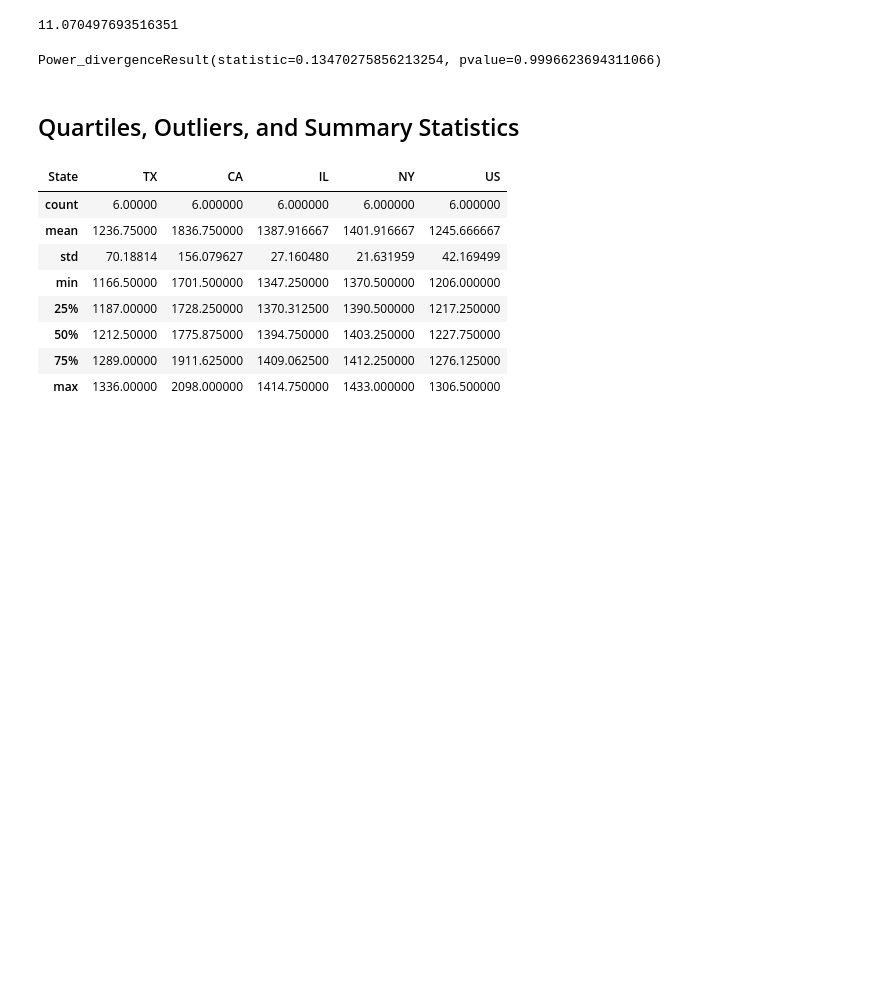
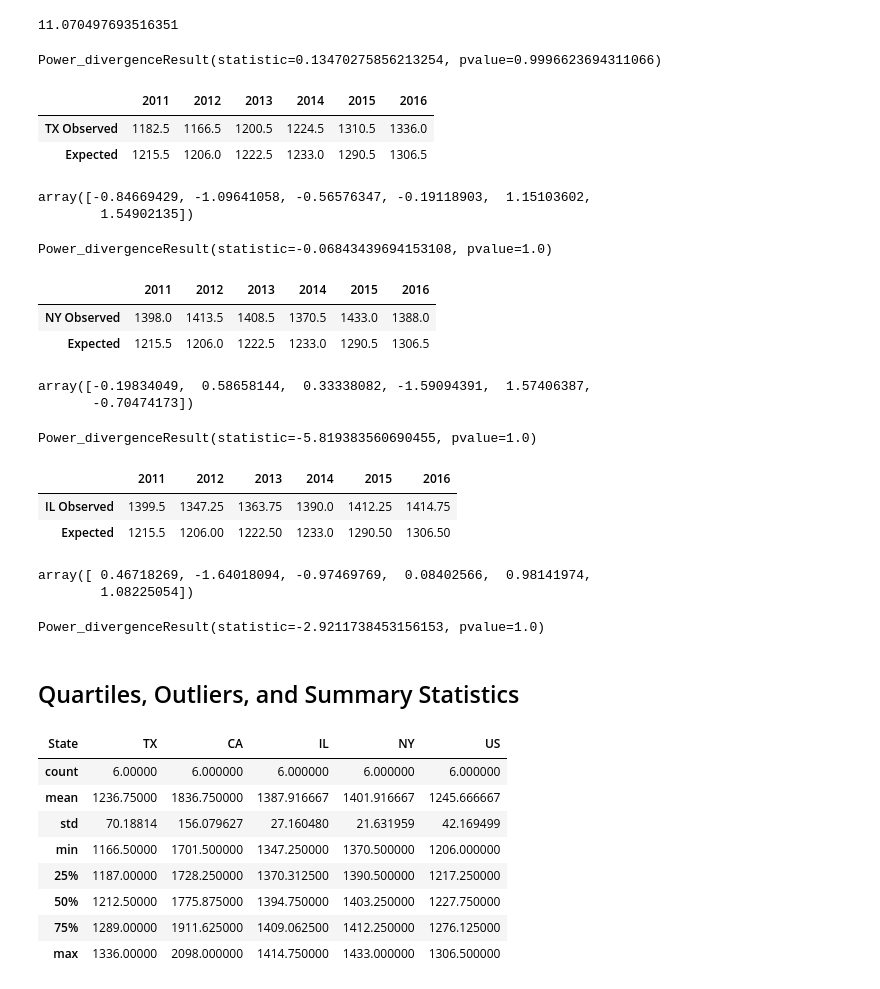
Before and after one commit to NoahShore/Group_7_Challenge_1, a Jupyter notebook: rent_data_analysis.ipynb, the cells around one changed output. Cells and saved outputs as stored; diff of their text form; code cells hidden in the pictures; blank space fills up the shorter version.

```diff
--- a/rent_data_analysis.ipynb
+++ b/rent_data_analysis.ipynb
@@ -772,3 +772,18 @@ critical_value
 st.chisquare(CA_Chi_SQ_df_scaled[:,0], CA_Chi_SQ_df_scaled[:,1])
 # %% [output]
 Power_divergenceResult(statistic=0.13470275856213254, pvalue=0.9996623694311066)
+# %%
+#Using Chi Square Test for change in rent (Texas)
+TX_obs = pd.Series([1182.50, 1166.50, 1200.50, 1224.5, 1310.50, 1336.00], index=["2011", "2012", "2013", "2014", "2015", "2016"])
+
+TX_Chi_SQ_df = pd.DataFrame(TX_obs)
+
+TX_Chi_SQ_df[1] = [1215.5,1206.0,1222.5,1233.0,1290.5,1306.5]
+
+TX_Chi_SQ_df.columns = ["TX Observed", "Expected"]
+
+TX_Chi_SQ_df.T
+# %% [output]
+|  | 2011 | 2012 | 2013 | 2014 | 2015 | 2016 |
+| TX Observed | 1182.5 | 1166.5 | 1200.5 | 1224.5 | 1310.5 | 1336.0 |
+| Expected | 1215.5 | 1206.0 | 1222.5 | 1233.0 | 1290.5 | 1306.5 |
@@ -774,0 +793,24 @@ Power_divergenceResult(statistic=0.13470275856213254, pvalue=0.9996623694311066)
+# %%
+TX_Chi_SQ_df_scaled[:,0]
+# %% [output]
+array([-0.84669429, -1.09641058, -0.56576347, -0.19118903,  1.15103602,
+        1.54902135])
+# %%
+st.chisquare(TX_Chi_SQ_df_scaled[:,0], TX_Chi_SQ_df_scaled[:,1])
+# %% [output]
+Power_divergenceResult(statistic=-0.06843439694153108, pvalue=1.0)
+# %%
+#Using Chi Square Test for change in rent (New York)
+NY_obs = pd.Series([1398.00,1413.50,1408.50,1370.5,1433.00,1388.00], index=["2011", "2012", "2013", "2014", "2015", "2016"])
+
+NY_Chi_SQ_df = pd.DataFrame(NY_obs)
+
+NY_Chi_SQ_df[1] = [1215.5,1206.0,1222.5,1233.0,1290.5,1306.5]
+
+NY_Chi_SQ_df.columns = ["NY Observed", "Expected"]
+
+NY_Chi_SQ_df.T
+# %% [output]
+|  | 2011 | 2012 | 2013 | 2014 | 2015 | 2016 |
+| NY Observed | 1398.0 | 1413.5 | 1408.5 | 1370.5 | 1433.0 | 1388.0 |
+| Expected | 1215.5 | 1206.0 | 1222.5 | 1233.0 | 1290.5 | 1306.5 |
@@ -774,0 +820,24 @@ Power_divergenceResult(statistic=0.13470275856213254, pvalue=0.9996623694311066)
+# %%
+NY_Chi_SQ_df_scaled[:,0]
+# %% [output]
+array([-0.19834049,  0.58658144,  0.33338082, -1.59094391,  1.57406387,
+       -0.70474173])
+# %%
+st.chisquare(NY_Chi_SQ_df_scaled[:,0], NY_Chi_SQ_df_scaled[:,1])
+# %% [output]
+Power_divergenceResult(statistic=-5.819383560690455, pvalue=1.0)
+# %%
+#Using Chi Square Test for change in rent (Illinois)
+IL_obs = pd.Series([1399.50,1347.25,1363.75,1390.0,1412.25,1414.75], index=["2011", "2012", "2013", "2014", "2015", "2016"])
+
+IL_Chi_SQ_df = pd.DataFrame(IL_obs)
+
+IL_Chi_SQ_df[1] = [1215.5,1206.0,1222.5,1233.0,1290.5,1306.5]
+
+IL_Chi_SQ_df.columns = ["IL Observed", "Expected"]
+
+IL_Chi_SQ_df.T
+# %% [output]
+|  | 2011 | 2012 | 2013 | 2014 | 2015 | 2016 |
+| IL Observed | 1399.5 | 1347.25 | 1363.75 | 1390.0 | 1412.25 | 1414.75 |
+| Expected | 1215.5 | 1206.00 | 1222.50 | 1233.0 | 1290.50 | 1306.50 |
@@ -775,3 +848,12 @@ Power_divergenceResult(statistic=0.13470275856213254, pvalue=0.9996623694311066)
+# %%
+IL_Chi_SQ_df_scaled[:,0]
+# %% [output]
+array([ 0.46718269, -1.64018094, -0.97469769,  0.08402566,  0.98141974,
+        1.08225054])
+# %%
+st.chisquare(IL_Chi_SQ_df_scaled[:,0], IL_Chi_SQ_df_scaled[:,1])
+# %% [output]
+Power_divergenceResult(statistic=-2.9211738453156153, pvalue=1.0)
 # %% [markdown]
 ## Quartiles, Outliers, and Summary Statistics
 # %%
```
Also changed, not shown: parts of 4 cells of this notebook.
